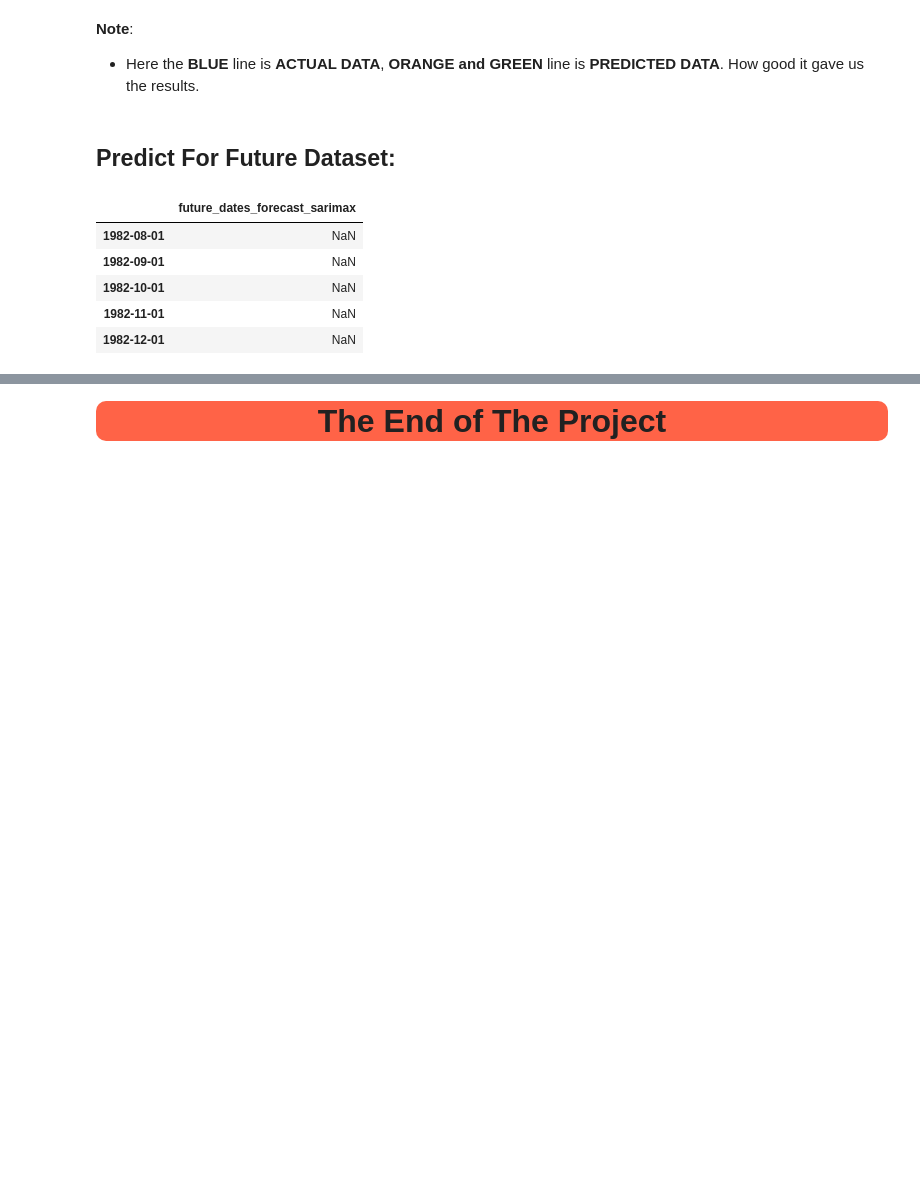
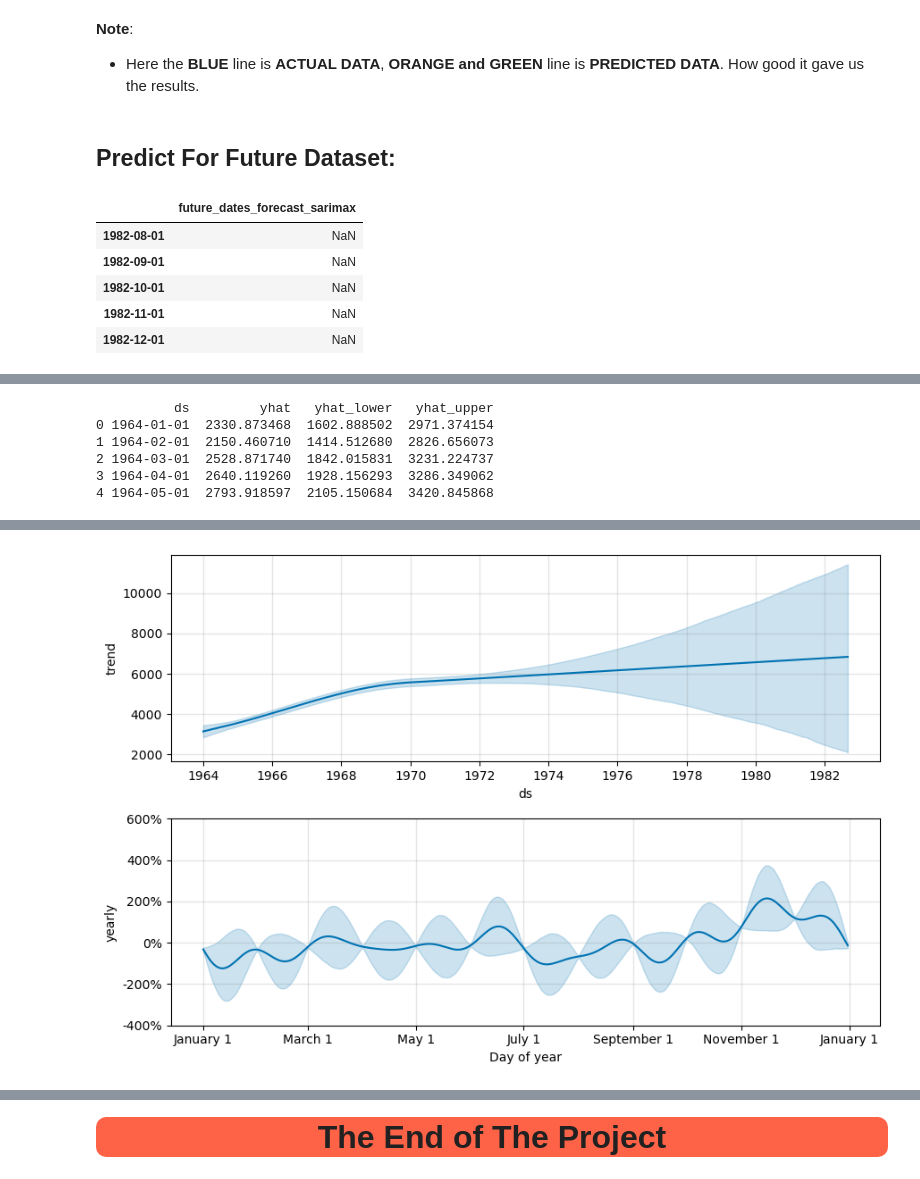
Before and after one commit to celik-muhammed/DL_Deploy_Time_Series-Product-Sales-Project, a Jupyter notebook: ml_time_series_deploy_product_sales_prediction_v1.ipynb, the cells around one changed output, grey strips where cells are left out. Cells and saved outputs as stored; diff of their text form; code cells hidden in the pictures; blank space fills up the shorter version.

```diff
--- a/ml_time_series_deploy_product_sales_prediction_v1.ipynb
+++ b/ml_time_series_deploy_product_sales_prediction_v1.ipynb
@@ -951,0 +1036,15 @@ future_df[['Sales', 'future_dates_forecast_sarimax']].plot(figsize=(12, 8));
+# %%
+# summarize the forecast
+print(forecast[['ds', 'yhat', 'yhat_lower', 'yhat_upper']].head())
+# %% [output]
+          ds         yhat   yhat_lower   yhat_upper
+0 1964-01-01  2330.873468  1602.888502  2971.374154
+1 1964-02-01  2150.460710  1414.512680  2826.656073
+2 1964-03-01  2528.871740  1842.015831  3231.224737
+3 1964-04-01  2640.119260  1928.156293  3286.349062
+4 1964-05-01  2793.918597  2105.150684  3420.845868
+# %%
+m        = Prophet(seasonality_mode='multiplicative', mcmc_samples=2000).fit(df, show_progress=False, show_console=False)
+forecast = m.predict(future)
+fig      = m.plot_components(forecast)
+# %% [output]
@@ -951,0 +1066 @@ future_df[['Sales', 'future_dates_forecast_sarimax']].plot(figsize=(12, 8));
+[figure, added]
```
Also changed, not shown: parts of 13 cells of this notebook.
